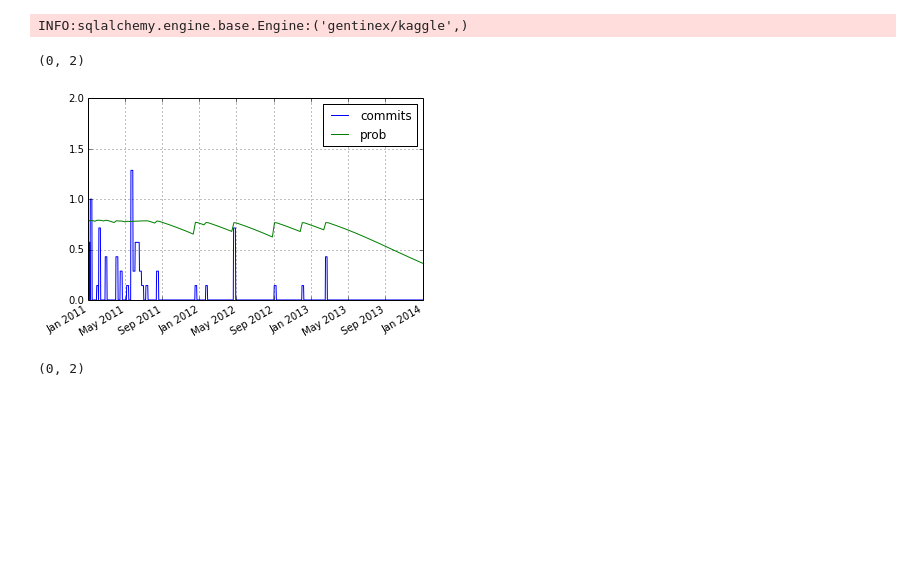
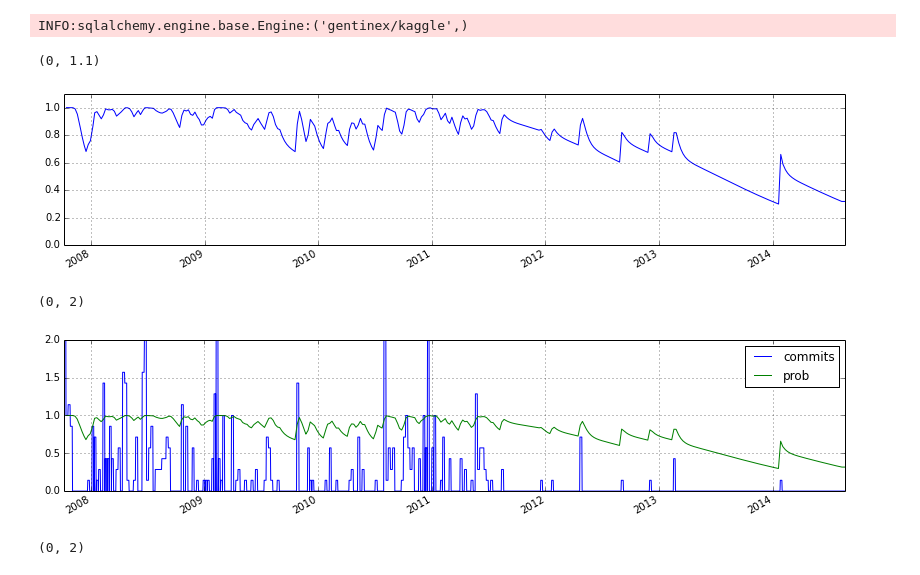
Before and after one commit to gauthamnair/repopulse, a Jupyter notebook: predictionsExamples.ipynb, the cells around one changed output. Saved outputs shown, nothing was run; the diff lists cells and outputs as text; code cells hidden in the pictures; blank space fills up the shorter version.

```diff
--- a/predictionsExamples.ipynb
+++ b/predictionsExamples.ipynb
@@ -32,13 +18,20 @@ getAndStore('gentinex/kaggle')
 INFO:sqlalchemy.engine.base.Engine:SELECT * FROM CachedWeeklyContributions WHERE repo_full_name = %s
 2014-08-20 17:25:17,229 INFO sqlalchemy.engine.base.Engine ('gentinex/kaggle',)
 INFO:sqlalchemy.engine.base.Engine:('gentinex/kaggle',)
-# %%
-stored['mojombo/grit'].ix['2011':'2014'].plot()
-xlim('2011', '2014')
-ylim(0, 2)
-# %% [output]
-(0, 2)
-[figure, removed]
+# %%
+pylab.rcParams['figure.figsize'] = (14.0, 3.0)
+stored['mojombo/grit']['prob'].plot()
+ylim(0, 1.1)
+# %% [output]
+(0, 1.1)
+[figure, added]
+# %%
+pylab.rcParams['figure.figsize'] = (14.0, 3.0)
+stored['mojombo/grit'].plot()
+ylim(0, 2)
+# %% [output]
+(0, 2)
+[figure, added]
 # %%
 stored['gentinex/kaggle'].ix['2011':'2014'].plot()
 xlim('2011', '2014')
```
Also changed, not shown: parts of 2 cells of this notebook, 2 other files.
